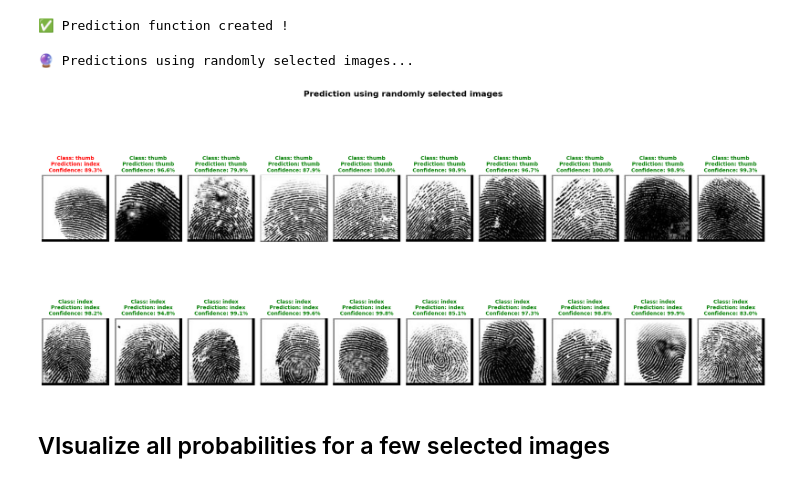
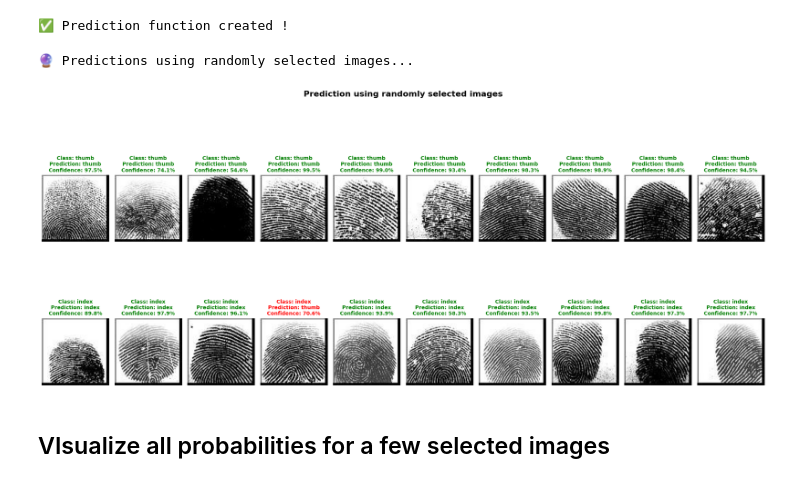
Before and after one commit to OrenChouraki06/projet-fingerprint-validator, a Jupyter notebook: notebooks/evaluation_logs/evaluate_mobilenet_2_classes.ipynb, the cells around one changed output. Drawn from its saved outputs; the diff is of its cells as text; code cells hidden in the pictures.

```diff
--- a/notebooks/evaluation_logs/evaluate_mobilenet_2_classes.ipynb
+++ b/notebooks/evaluation_logs/evaluate_mobilenet_2_classes.ipynb
@@ -88,7 +88,7 @@ np.random.seed(NUMPY_SEED)
 
 # Dataset configuration
 
-DATASET_ROOTDIR_PATH = "/Users/laurent/Projects/projet-fingerprint-validator/dataset/SOCOFing_Training"
+DATASET_ROOTDIR_PATH = "/Users/laurent/Projects/projet-fingerprint-validator/dataset/SOCOFing_Custom"
 print(f"📁 Fingerprints dataset images root directory path : {DATASET_ROOTDIR_PATH}")
 
 # labels
@@ -655,7 +647,7 @@ num_examples_prediction = 10
 test_images_predictions = []
 
 for class_name in class_names:
-    class_path = Path(os.path.join(DATASET_ROOTDIR_PATH, class_name))
+    class_path = Path(os.path.join(DATASET_ROOTDIR_PATH + "/validation", class_name))
     images = list(class_path.glob('*.*'))
 
     # Randomly select num_examples images in each class
@@ -676,34 +668,34 @@ for idx, img_path in enumerate(test_images_predictions[:num_examples_prediction
     # Vraie classe (depuis le nom du dossier)
     filename = os.path.basename(img_path)
     if filename.find("thumb") != -1:
         true_class = "thumb"
     elif filename.find("index") != -1:
         true_class = "index"
     elif filename.find("middle") != -1:
         true_class = "middle"
     elif filename.find("ring") != -1:
         true_class = "ring"
     elif filename.find("little") != -1:
         true_class = "little"
     else:
         true_class = None
 
     predicted_class = result['predicted_class']
     confidence = result['confidence']
 
     # Color-code result : green-correct vs. red-incorrect
     color = 'green' if true_class == predicted_class else 'red'
 
     # Title
     title = f"Class: {true_class}\nPrediction: {predicted_class}\nConfidence: {confidence*100:.1f}%"
     axes[idx].set_title(title, fontsize=10, color=color, fontweight='bold')
 
 plt.suptitle('Prediction using randomly selected images', fontsize=16, fontweight='bold', y=1.0)
 plt.tight_layout()
 plt.show()
 # %% [output]
 🔮 Predictions using randomly selected images...
-[figure, old version]
+[figure, new version]
 # %% [markdown]
 ## VIsualize all probabilities for a few selected images
 # %%
```
Also changed, not shown: parts of 9 cells of this notebook, 1 other file.
